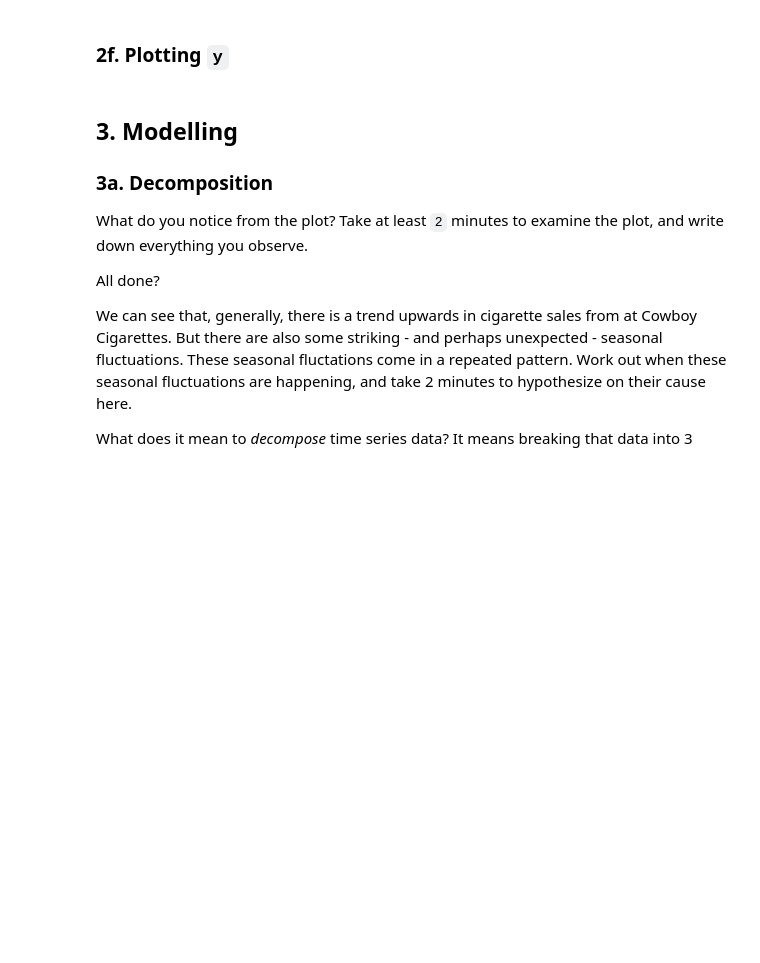
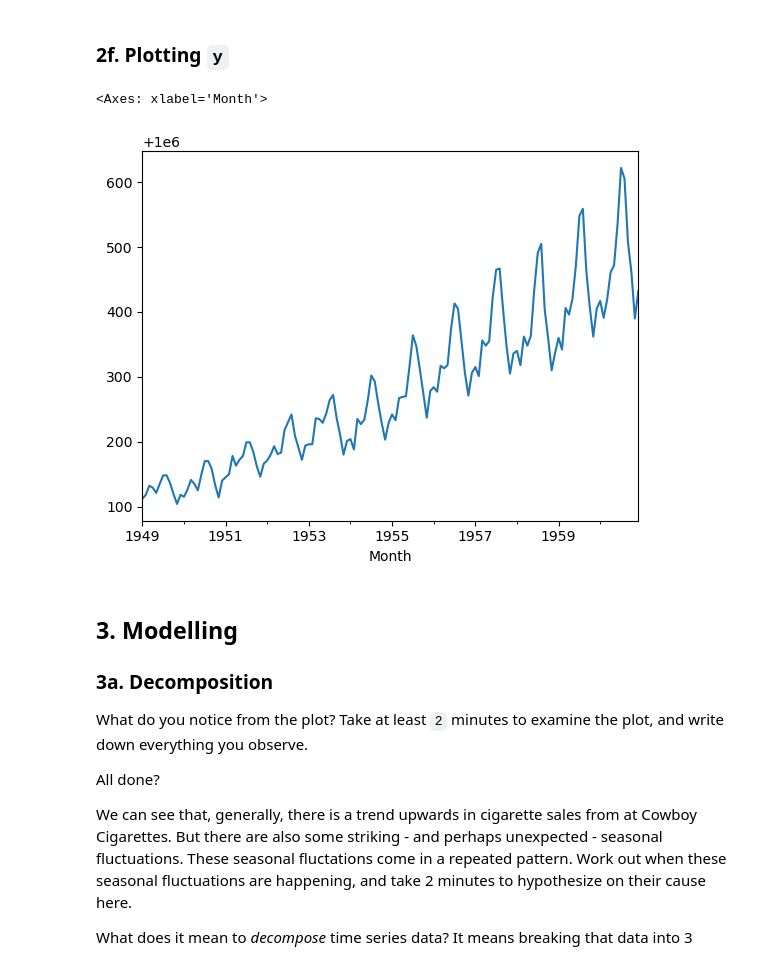
Before and after one commit to sabheen9/Cowboys-CigrettesCaseStudy, a Jupyter notebook: Cowboy Cigarettes Case Study - Tier 3.ipynb, the cells around one changed output. Saved outputs shown, nothing was run; the diff lists cells and outputs as text; code cells hidden in the pictures; blank space fills up the shorter version.

```diff
--- a/Cowboy Cigarettes Case Study - Tier 3.ipynb
+++ b/Cowboy Cigarettes Case Study - Tier 3.ipynb
@@ -89,0 +103,3 @@ _ _ _
+# %%
+cigData.drop(columns=['Unnamed: 0'],axis=1,inplace=True)
+cigData.head()
@@ -96,2 +117,4 @@ _ _ _
+# %%
+cigData.rename(columns={"Time": "Month"}, inplace=True)
 # %% [markdown]
 Call a head() to check this has worked.
@@ -109,0 +136,3 @@ _ _ _
+# %%
+cigData['Month'] = pd.to_datetime(cigData['Month'])
+cigData.set_index('Month', inplace = True)
@@ -119,0 +162,3 @@ _ _ _
+# %%
+y = cigData['#CigSales']
+y
@@ -136,3 +205,8 @@ _ _ _
+# %%
+y.plot()
+# %% [output]
+<Axes: xlabel='Month'>
+[figure, added]
 # %% [markdown]
 ## 3. Modelling
 ### 3a. Decomposition
```
Also changed, not shown: parts of 26 cells of this notebook.
